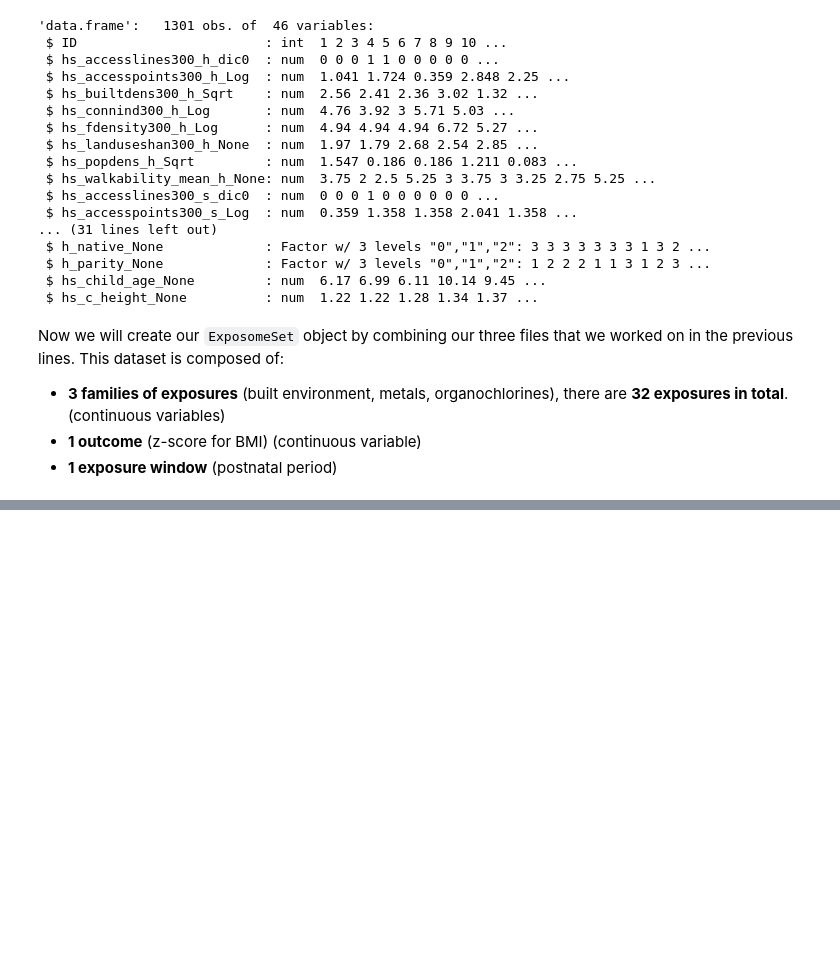
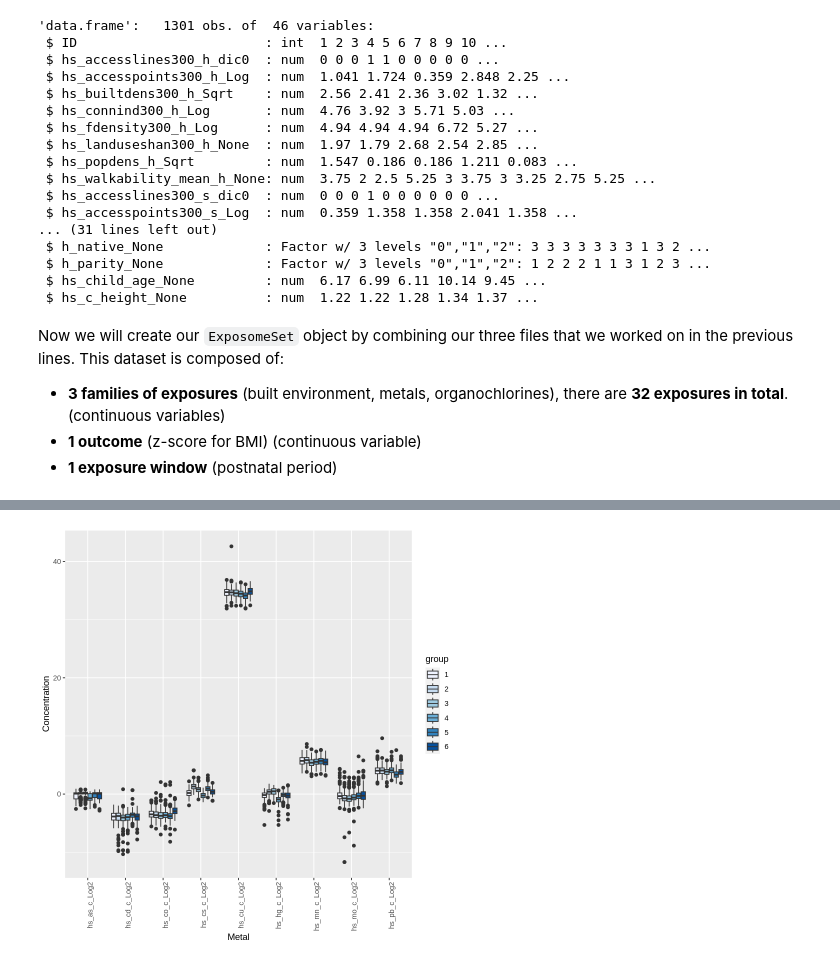
Before and after one commit to alldominguez/isee_young_rennes_ws1, a Jupyter notebook: ws1_isee_young_rennes_version1.ipynb, the cells around one changed output, grey strips where cells are left out. Saved outputs shown, nothing was run; the diff lists cells and outputs as text; code cells hidden in the pictures; blank space fills up the shorter version.

```diff
--- a/ws1_isee_young_rennes_version1.ipynb
+++ b/ws1_isee_young_rennes_version1.ipynb
@@ -382,3 +383,12 @@ exp <- rexposome::loadExposome(
+# %%
+# Metals levels per sex
+rexposome::plotFamily(exp,
+                      family = "Metals",
+                      group = "h_cohort") +
+                      xlab('Metal') +
+                      ylab('Concentration')
+# %% [output]
+[figure, added]
 # %% [markdown]
 ## **Mixture analysis**
 
```
Also changed, not shown: parts of 10 cells of this notebook.
